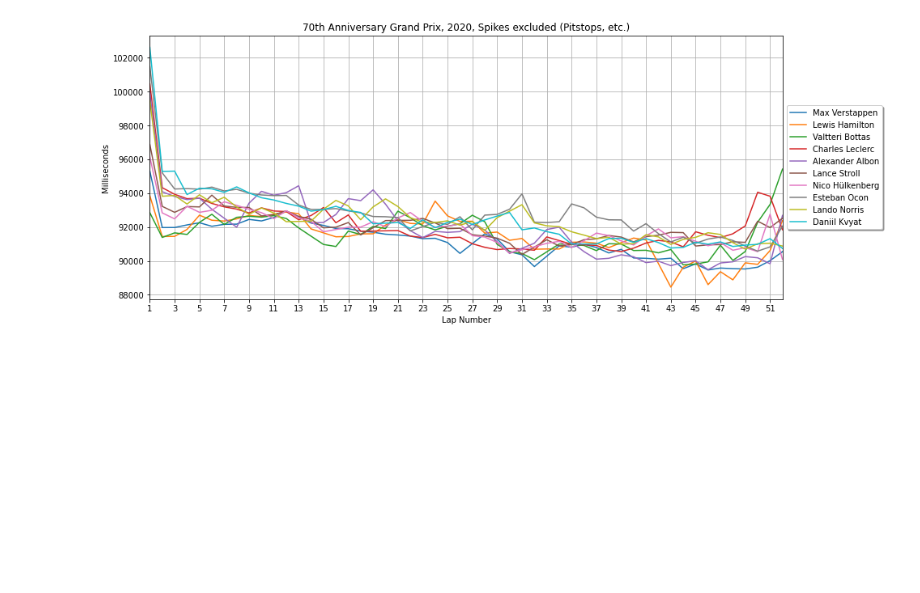
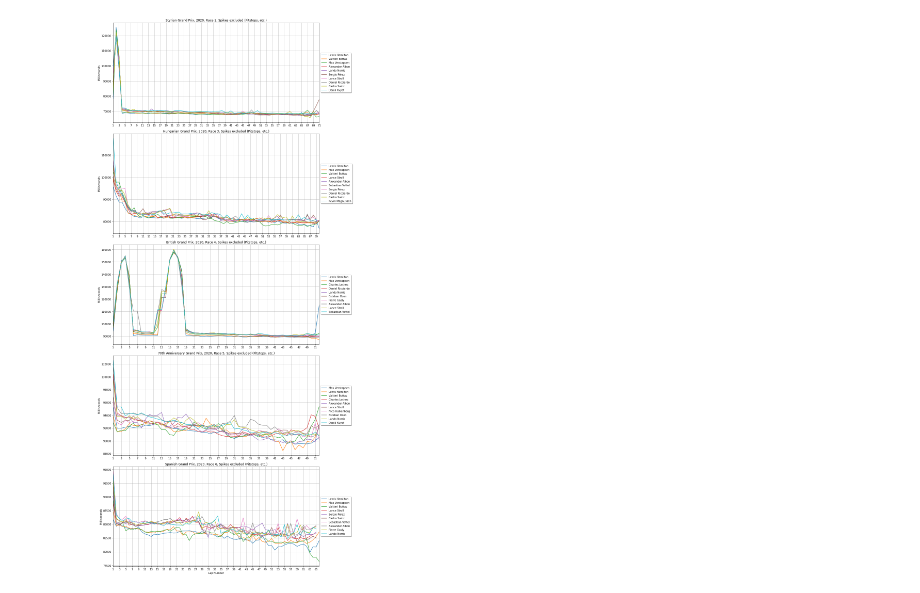
Before and after one commit to cnkndmr/formula1-data-analysis, a Jupyter notebook: src/02-laptime_comparison.ipynb, the cells around one changed output. Saved outputs shown, nothing was run; the diff lists cells and outputs as text; code cells hidden in the pictures; blank space fills up the shorter version.

Commit message:
last 5 race added as subplots

```diff
--- a/src/02-laptime_comparison.ipynb
+++ b/src/02-laptime_comparison.ipynb
@@ -15,39 +15,38 @@ lap_times_df = pd.read_csv(zf.open('lap_times.csv'))
 races_df = pd.read_csv(zf.open('races.csv'))
 pit_stops_df = pd.read_csv(zf.open('pit_stops.csv'))
 # %%
-raceId = int(races_df[(races_df["year"] == 2020) & (races_df["round"] == 5)]["raceId"])
-race_df = lap_times_df[lap_times_df["raceId"] == raceId]
-pit_stop_df = pit_stops_df[pit_stops_df.raceId == raceId]
+plt.figure(figsize=(14, 5 * 6))
 
-race_df = race_df.copy()
+for plot_num, raceId in enumerate(lap_times_df.raceId.drop_duplicates().iloc[-5:]):
+    plt.subplot(5, 1, plot_num + 1)
+    race_df = lap_times_df[lap_times_df["raceId"] == raceId].copy()
+    pit_stop_df = pit_stops_df[pit_stops_df.raceId == raceId]
 
-for driverId in pit_stop_df.driverId.drop_duplicates():
-    for lap in pit_stop_df[pit_stop_df.driverId == driverId].lap:
-        race_df.loc[(race_df.driverId == driverId) & (race_df.lap == lap + 1),'milliseconds'] = np.nan
-        mean_value = race_df.loc[(race_df.driverId == driverId) & (race_df.lap.isin([lap, lap + 1, lap + 2]))].milliseconds.mean()
-        race_df.loc[(race_df.driverId == driverId) & (race_df.lap == lap + 1),'milliseconds'] = mean_value
+    for driverId in pit_stop_df.driverId.drop_duplicates():
+        for lap in pit_stop_df[pit_stop_df.driverId == driverId].lap:
+            race_df.loc[(race_df.driverId == driverId) & (race_df.lap.isin([lap, lap + 1])),'milliseconds'] = np.nan
+            mean_value = race_df.loc[(race_df.driverId == driverId) & (race_df.lap.isin([lap - 1, lap + 2]))].milliseconds.mean()
+            race_df.loc[(race_df.driverId == driverId) & (race_df.lap.isin([lap, lap + 1])),'milliseconds'] = mean_value
 
-plt.figure(figsize=(14, 6))
+    for driverId in results_df[results_df.raceId == raceId]["driverId"].iloc[:10]:
+        driver_info = drivers_df[drivers_df["driverId"] == driverId]
+        driver_name = driver_info["forename"] + ' ' + driver_info["surname"]
+        plt.plot(race_df[race_df.driverId == driverId].lap,
+                 race_df[race_df.driverId == driverId].milliseconds,
+                 label = driver_name.iloc[0])
 
-for driverId in results_df[results_df.raceId == raceId]["driverId"].iloc[:10]:
-    driver_info = drivers_df[drivers_df["driverId"] == driverId]
-    driver_name = driver_info["forename"] + ' ' + driver_info["surname"]
-    plt.plot(race_df[race_df.driverId == driverId].lap,
-             race_df[race_df.driverId == driverId].milliseconds,
-             label = driver_name.iloc[0])
+    plt.legend(loc='center left', fancybox=True, shadow=True, bbox_to_anchor=(1, 0.5))
+    plt.xticks(np.arange(race_df["lap"].values.min(), race_df["lap"].values.max()+1, 2.0))
+    plt.xlim(race_df["lap"].values.min(), race_df["lap"].values.max())
+    race_name = races_df[races_df["raceId"] == raceId]["name"].iloc[0]
+    race_year = races_df[races_df["raceId"] == raceId]["year"].iloc[0]
+    race_round = races_df[races_df["raceId"] == raceId]["round"].iloc[0]
+    plt.grid()
+    plt.title(str(race_name) + ', ' + str(race_year) + ', Race ' + str(race_round) + ', Spikes excluded (Pitstops, etc.)')
+    plt.ylabel('Milliseconds')
 
-plt.legend(loc='center left', fancybox=True, shadow=True, bbox_to_anchor=(1, 0.5))
-plt.grid()
-
-plt.xticks(np.arange(race_df["lap"].values.min(), race_df["lap"].values.max()+1, 2.0))
-plt.xlim(race_df["lap"].values.min(), race_df["lap"].values.max())
-
-race_name = races_df[races_df["raceId"] == int(raceId)]["name"].iloc[0]
-race_year = races_df[races_df["raceId"] == int(raceId)]["year"].iloc[0]
-plt.title(str(race_name) + ', ' + str(race_year) + ', Spikes excluded (Pitstops, etc.)')
+plt.tight_layout()
 plt.xlabel('Lap Number')
-plt.ylabel('Milliseconds')
-
 plt.show()
 # %% [output]
-[figure, old version]
+[figure, new version]
```
